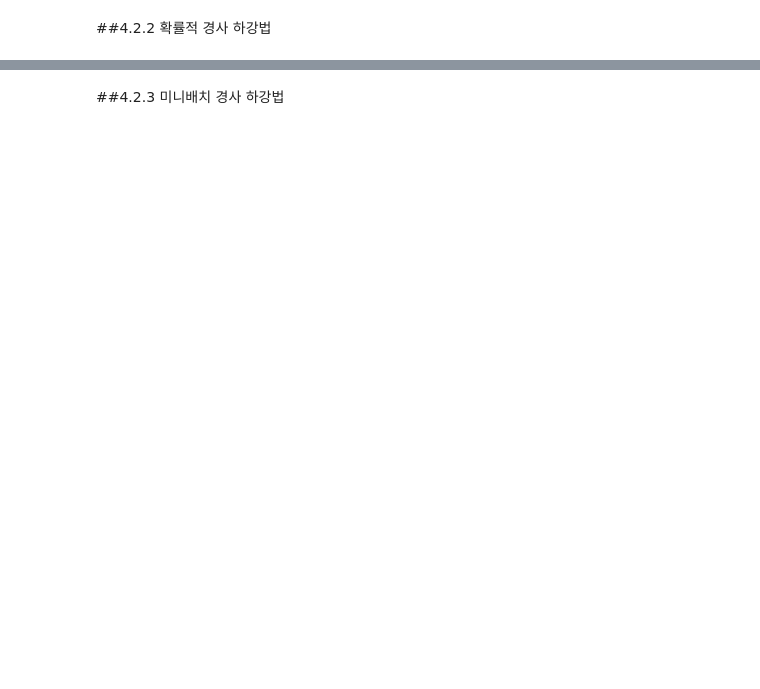
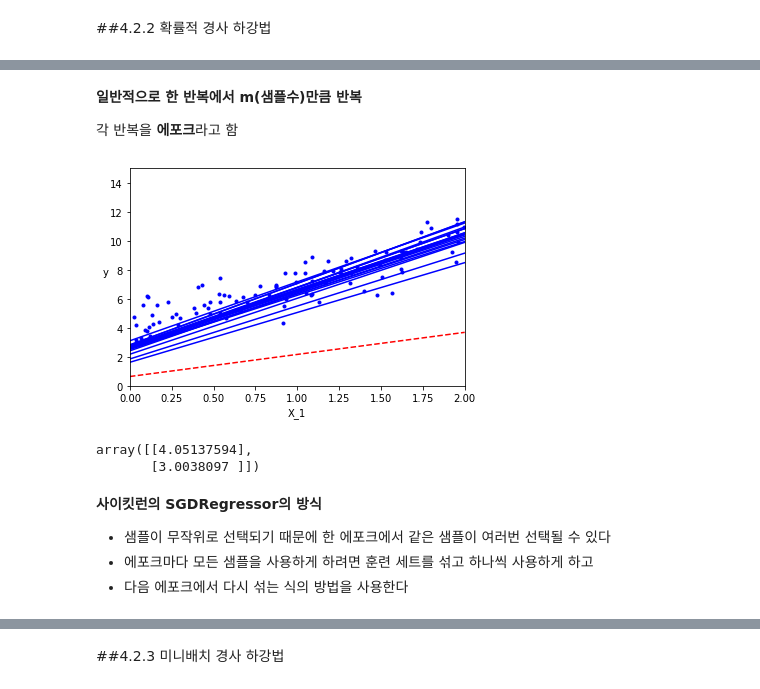
Before and after one commit to dong-tak123/BigAI, a Jupyter notebook: Hands_on_ML_2/Chapter4_모델_훈련.ipynb, the cells around one changed output, grey strips where cells are left out. Saved outputs shown, nothing was run; the diff lists cells and outputs as text; code cells hidden in the pictures; blank space fills up the shorter version.

```diff
--- a/Hands_on_ML_2/Chapter4_모델_훈련.ipynb
+++ b/Hands_on_ML_2/Chapter4_모델_훈련.ipynb
@@ -260,0 +277,58 @@ plt.show()
+# %% [markdown]
+**일반적으로 한 반복에서 m(샘플수)만큼 반복**
+
+각 반복을 **에포크**라고 함
+# %%
+n_epochs = 50
+t0, t1 = 5, 50  #학습 스케쥴 하이퍼파라미터
+m = len(X_b)
+
+def learning_schedule(t):
+    #t가 커지면 점점 값은 줄어듦
+    return t0 / (t + t1)
+
+theta_path_sgd = []
+theta = np.random.randn(2,1)        #랜덤초기화
+
+for epoch in range(n_epochs):
+    for i in range(m):
+        if epoch == 0 and i < 20:
+            y_predict = X_new_b.dot(theta)
+            if i > 0:
+                style = "b-"
+            else:
+                style = "r--"
+            plt.plot(X_new, y_predict, style)
+
+        random_index=np.random.randint(m)   #임의의 인덱스 잡기
+        #인덱스에 맞는 원소 가져오기
+        xi = X_b[random_index : random_index+1]
+        yi = y[random_index : random_index+1]
+
+        #원소에 대한 그레이디언트 구하기
+        gradients = 2 * xi.T.dot(xi.dot(theta) - yi)
+
+        #epoch*m + i가 점점 커지므로 eta는 작아진다..
+        eta = learning_schedule(epoch*m + i)
+        theta = theta - eta*gradients
+        theta_path_sgd.append(theta)
+
+plt.plot(X, y, "b.")
+plt.xlabel("X_1")
+plt.ylabel("y", rotation=0)
+plt.axis([0, 2, 0, 15])
+plt.show()
+# %% [output]
+[figure, added]
+# %%
+#훨씬 좋은 세타값..
+theta
+# %% [output]
+array([[4.05137594],
+       [3.0038097 ]])
+# %% [markdown]
+**사이킷런의 SGDRegressor의 방식**
+
+- 샘플이 무작위로 선택되기 때문에 한 에포크에서 같은 샘플이 여러번 선택될 수 있다
+- 에포크마다 모든 샘플을 사용하게 하려면 훈련 세트를 섞고 하나씩 사용하게 하고
+- 다음 에포크에서 다시 섞는 식의 방법을 사용한다
```
Also changed, not shown: parts of 34 cells of this notebook.
